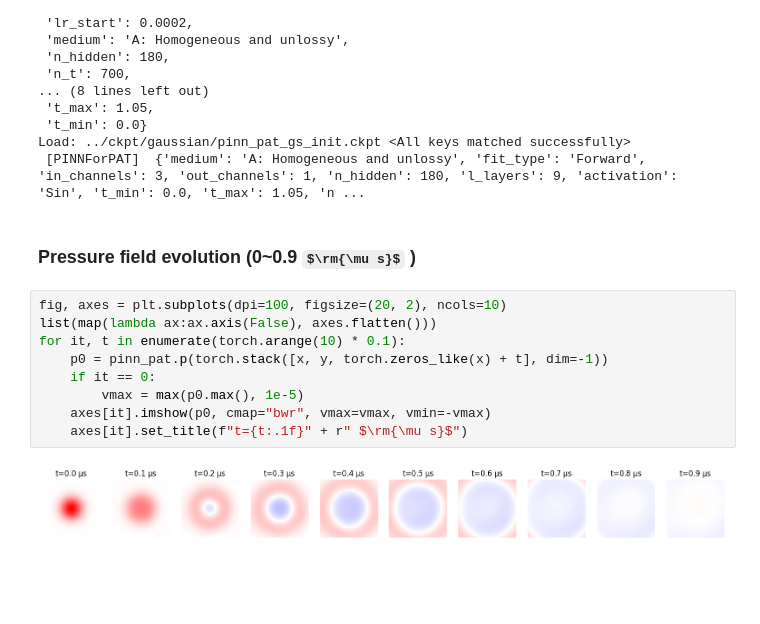
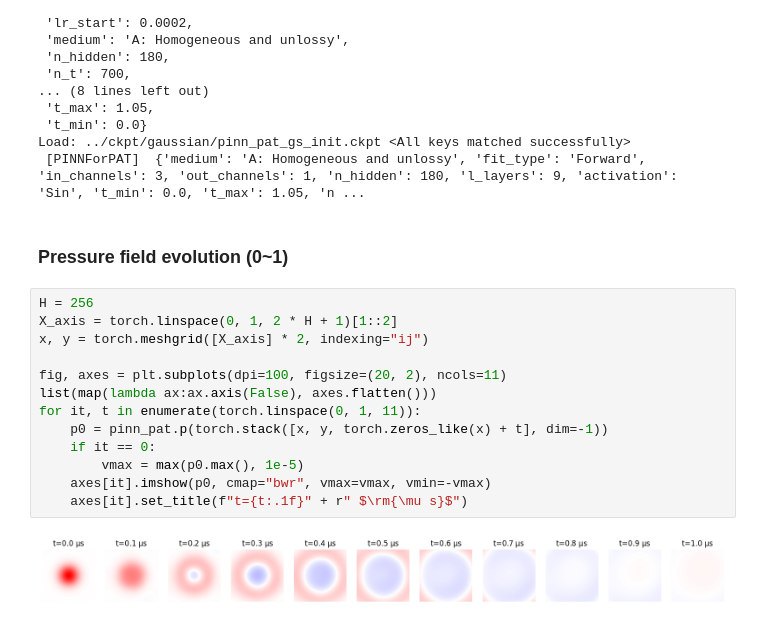
Before and after one commit to Ultrafast-Ray-Photoacoustic-Imaging/Ultrafast-Ray-Photoacoustic-Imaging, a Jupyter notebook: algorithms/PINN-PAT/demo/visual_gaussian_forward.ipynb, the cells around one changed output. Drawn from its saved outputs; the diff is of its cells as text; some formulas as TeX source; blank space fills up the shorter version.

```diff
--- a/algorithms/PINN-PAT/demo/visual_gaussian_forward.ipynb
+++ b/algorithms/PINN-PAT/demo/visual_gaussian_forward.ipynb
@@ -50,15 +46,19 @@ pinn_pat = PINNForPAT(arg, device=device)
 Load: ../ckpt/gaussian/pinn_pat_gs_init.ckpt <All keys matched successfully>
  [PINNForPAT]  {'medium': 'A: Homogeneous and unlossy', 'fit_type': 'Forward', 'in_channels': 3, 'out_channels': 1, 'n_hidden': 180, 'l_layers': 9, 'activation': 'Sin', 't_min': 0.0, 't_max': 1.05, 'n ...
 # %% [markdown]
-### Pressure field evolution (0~0.9 $\rm{\mu s}$ )
+### Pressure field evolution (0~1)
 # %%
-fig, axes = plt.subplots(dpi=100, figsize=(20, 2), ncols=10)
+H = 256
+X_axis = torch.linspace(0, 1, 2 * H + 1)[1::2]
+x, y = torch.meshgrid([X_axis] * 2, indexing="ij")
+
+fig, axes = plt.subplots(dpi=100, figsize=(20, 2), ncols=11)
 list(map(lambda ax:ax.axis(False), axes.flatten()))
-for it, t in enumerate(torch.arange(10) * 0.1):
+for it, t in enumerate(torch.linspace(0, 1, 11)):
     p0 = pinn_pat.p(torch.stack([x, y, torch.zeros_like(x) + t], dim=-1))
     if it == 0:
         vmax = max(p0.max(), 1e-5)
     axes[it].imshow(p0, cmap="bwr", vmax=vmax, vmin=-vmax)
     axes[it].set_title(f"t={t:.1f}" + r" $\rm{\mu s}$")
 # %% [output]
-[figure, old version]
+[figure, new version]
```
Also changed, not shown: parts of 1 cell of this notebook, 2 other files.
